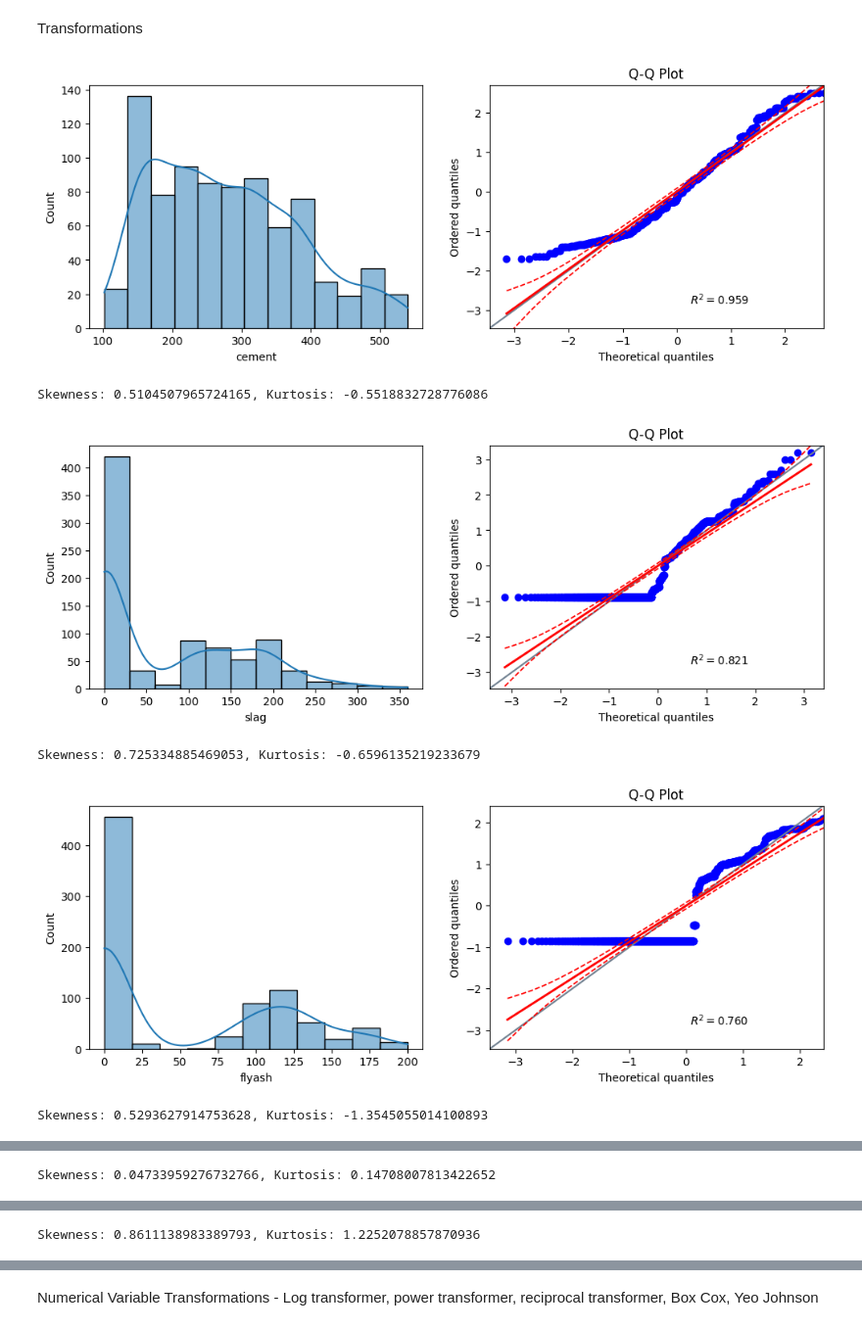
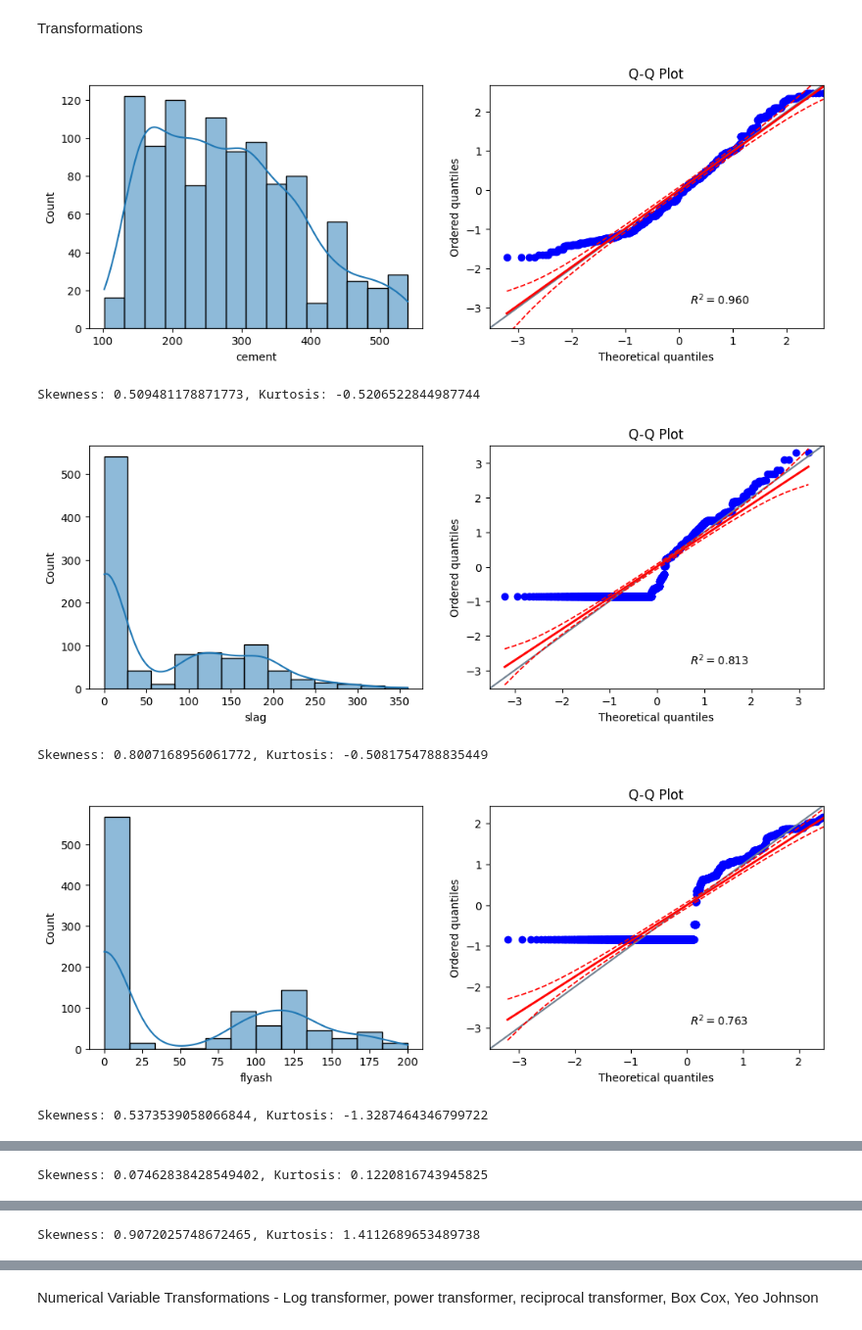
Before and after one commit to Dante-Cadiz/concrete-strength, a Jupyter notebook: jupyter_notebooks/FeatureEngineering.ipynb, the cells around one changed output, grey strips where cells are left out. Shown: that part at 98% size. Saved outputs shown, nothing was run; the diff lists cells and outputs as text; code cells hidden in the pictures.

Commit message:
Perform feature engineering on all data

```diff
--- a/jupyter_notebooks/FeatureEngineering.ipynb
+++ b/jupyter_notebooks/FeatureEngineering.ipynb
@@ -42,7 +42,7 @@ current_dir
 ## Load dataset with target feature of concrete strength dropped
 # %%
 import pandas as pd
-df_train = pd.read_csv("outputs/datasets/cleaned/TrainSetCleaned.csv").drop(['csMPa'], axis=1)
-df_train.head(3)
+df_new = pd.read_csv("inputs/datasets/raw/Concrete_Data_Yeh.csv").drop(['csMPa'], axis=1)
+df_new.head(3)
 # %% [output]
 |  | cement | slag | flyash | water | superplasticizer | coarseaggregate | fineaggregate | age |
@@ -80,11 +72,11 @@ def distributions(df):
         plt.show()
         calculate_skewness_and_kurtosis(df, col)
 # %%
-distributions(df_train)
+distributions(df_new)
 # %% [output]
-[figure, old version]
+[figure, new version]
-Skewness: 0.5104507965724165, Kurtosis: -0.5518832728776086
+Skewness: 0.509481178871773, Kurtosis: -0.5206522844987744
-[figure, old version]
+[figure, new version]
-Skewness: 0.725334885469053, Kurtosis: -0.6596135219233679
+Skewness: 0.8007168956061772, Kurtosis: -0.5081754788835449
-[figure, old version]
+[figure, new version]
-Skewness: 0.5293627914753628, Kurtosis: -1.3545055014100893
+Skewness: 0.5373539058066844, Kurtosis: -1.3287464346799722
@@ -92 +84 @@ Skewness: 0.5293627914753628, Kurtosis: -1.3545055014100893
-Skewness: 0.04733959276732766, Kurtosis: 0.14708007813422652
+Skewness: 0.07462838428549402, Kurtosis: 0.1220816743945825
@@ -94 +86 @@ Skewness: 0.04733959276732766, Kurtosis: 0.14708007813422652
-Skewness: 0.8611138983389793, Kurtosis: 1.2252078857870936
+Skewness: 0.9072025748672465, Kurtosis: 1.4112689653489738
```
Also changed, not shown: parts of 13 cells of this notebook, 2 other files.
